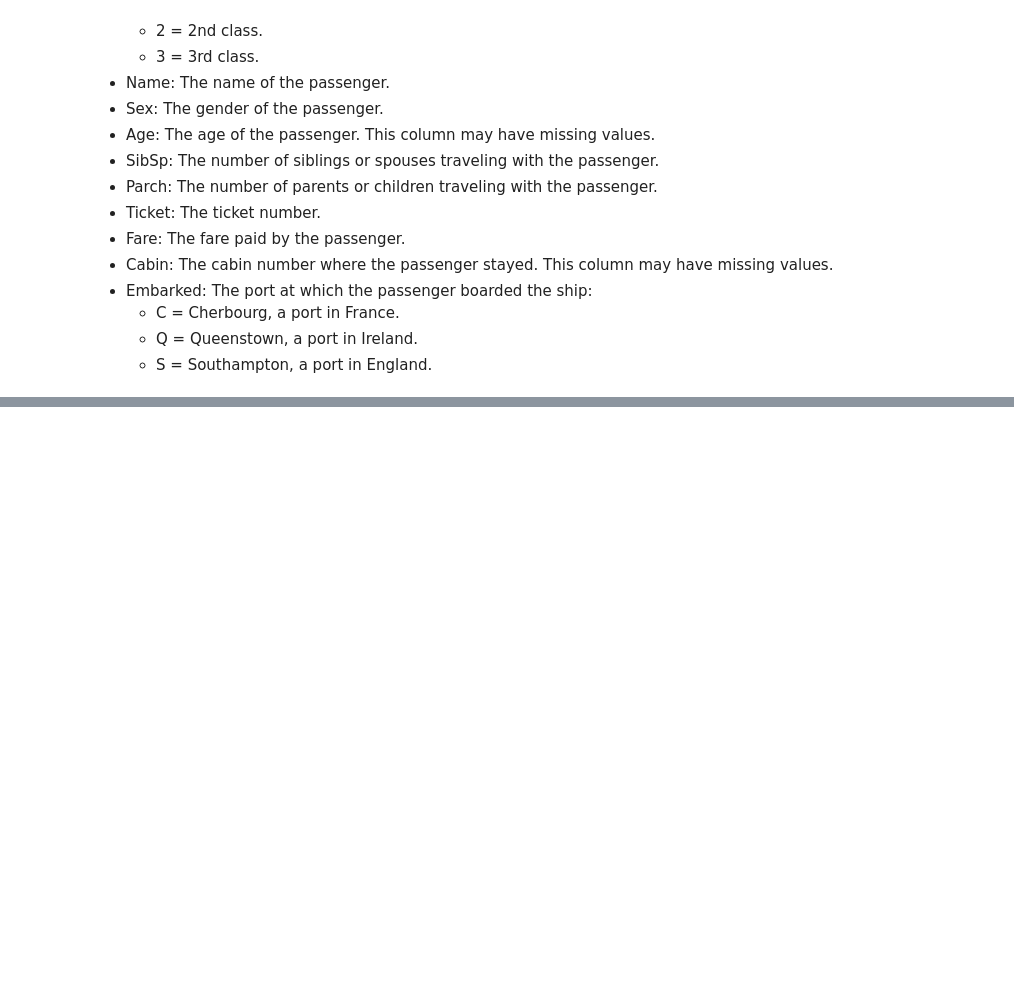
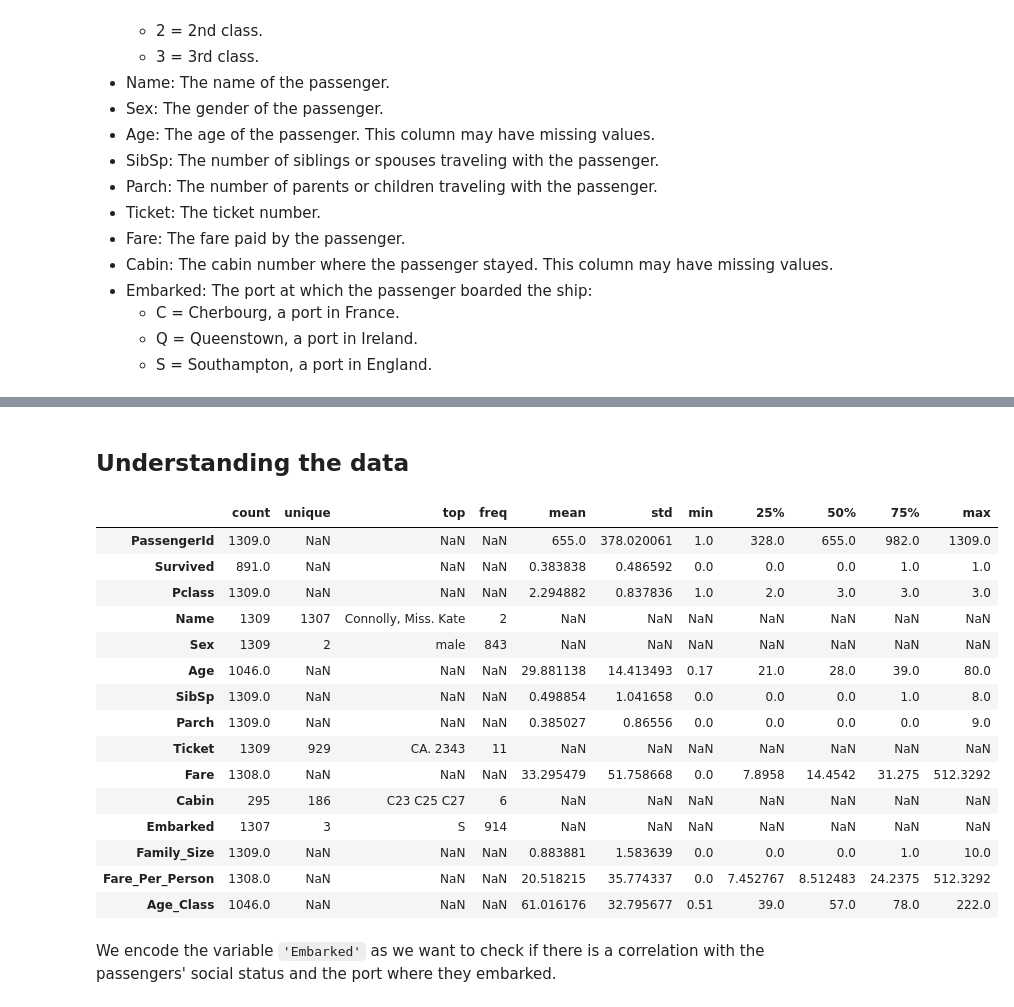
Before and after one commit to GiuliaSolinas/TitanicKaggleML, a Jupyter notebook: code/EDA_Giulia_Solinas.ipynb, the cells around one changed output, grey strips where cells are left out. Drawn from its saved outputs; the diff is of its cells as text; code cells hidden in the pictures; blank space fills up the shorter version.

```diff
--- a/code/EDA_Giulia_Solinas.ipynb
+++ b/code/EDA_Giulia_Solinas.ipynb
@@ -118,0 +182,23 @@ The dataset provides information about passengers who were aboard the Titanic, i
+# %% [markdown]
+## Understanding the data
+# %%
+df_full.describe(include='all').T
+# %% [output]
+|  | count | unique | top | freq | mean | std | min | 25% | 50% | 75% | max |
+| PassengerId | 1309.0 | NaN | NaN | NaN | 655.0 | 378.020061 | 1.0 | 328.0 | 655.0 | 982.0 | 1309.0 |
+| Survived | 891.0 | NaN | NaN | NaN | 0.383838 | 0.486592 | 0.0 | 0.0 | 0.0 | 1.0 | 1.0 |
+| Pclass | 1309.0 | NaN | NaN | NaN | 2.294882 | 0.837836 | 1.0 | 2.0 | 3.0 | 3.0 | 3.0 |
+| Name | 1309 | 1307 | Connolly, Miss. Kate | 2 | NaN | NaN | NaN | NaN | NaN | NaN | NaN |
+| Sex | 1309 | 2 | male | 843 | NaN | NaN | NaN | NaN | NaN | NaN | NaN |
+| Age | 1046.0 | NaN | NaN | NaN | 29.881138 | 14.413493 | 0.17 | 21.0 | 28.0 | 39.0 | 80.0 |
+| SibSp | 1309.0 | NaN | NaN | NaN | 0.498854 | 1.041658 | 0.0 | 0.0 | 0.0 | 1.0 | 8.0 |
+| Parch | 1309.0 | NaN | NaN | NaN | 0.385027 | 0.86556 | 0.0 | 0.0 | 0.0 | 0.0 | 9.0 |
+| Ticket | 1309 | 929 | CA. 2343 | 11 | NaN | NaN | NaN | NaN | NaN | NaN | NaN |
+| Fare | 1308.0 | NaN | NaN | NaN | 33.295479 | 51.758668 | 0.0 | 7.8958 | 14.4542 | 31.275 | 512.3292 |
+| Cabin | 295 | 186 | C23 C25 C27 | 6 | NaN | NaN | NaN | NaN | NaN | NaN | NaN |
+| Embarked | 1307 | 3 | S | 914 | NaN | NaN | NaN | NaN | NaN | NaN | NaN |
+| Family_Size | 1309.0 | NaN | NaN | NaN | 0.883881 | 1.583639 | 0.0 | 0.0 | 0.0 | 1.0 | 10.0 |
+| Fare_Per_Person | 1308.0 | NaN | NaN | NaN | 20.518215 | 35.774337 | 0.0 | 7.452767 | 8.512483 | 24.2375 | 512.3292 |
+| Age_Class | 1046.0 | NaN | NaN | NaN | 61.016176 | 32.795677 | 0.51 | 39.0 | 57.0 | 78.0 | 222.0 |
+# %% [markdown]
+We encode the variable `'Embarked'` as we want to check if there is a correlation with the passengers' social status and the port where they embarked.
```
Also changed, not shown: parts of 16 cells of this notebook.
